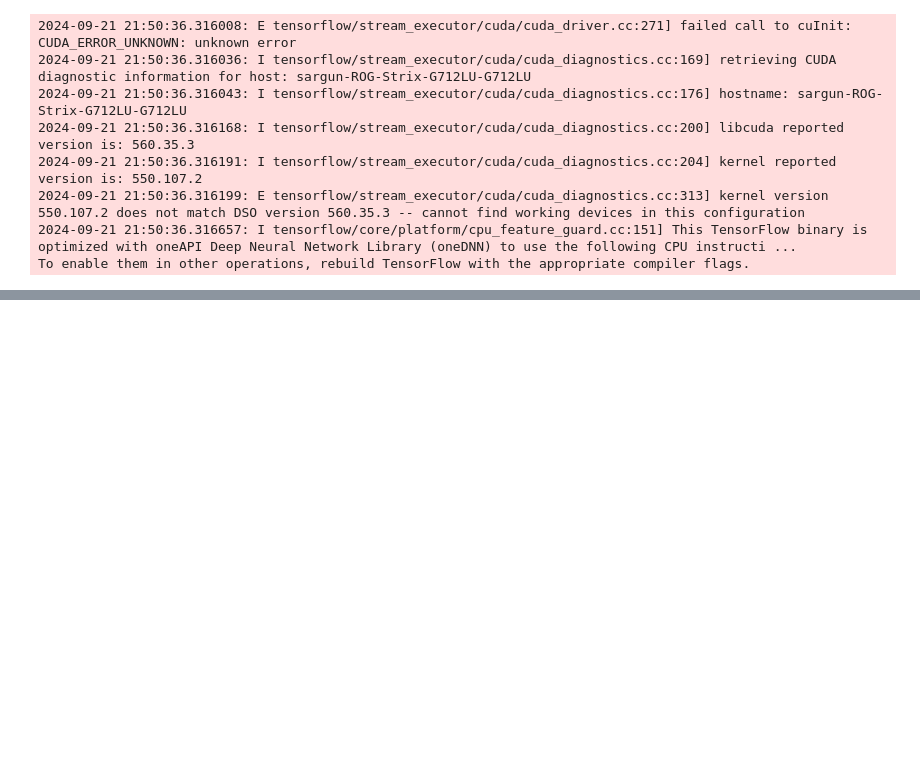
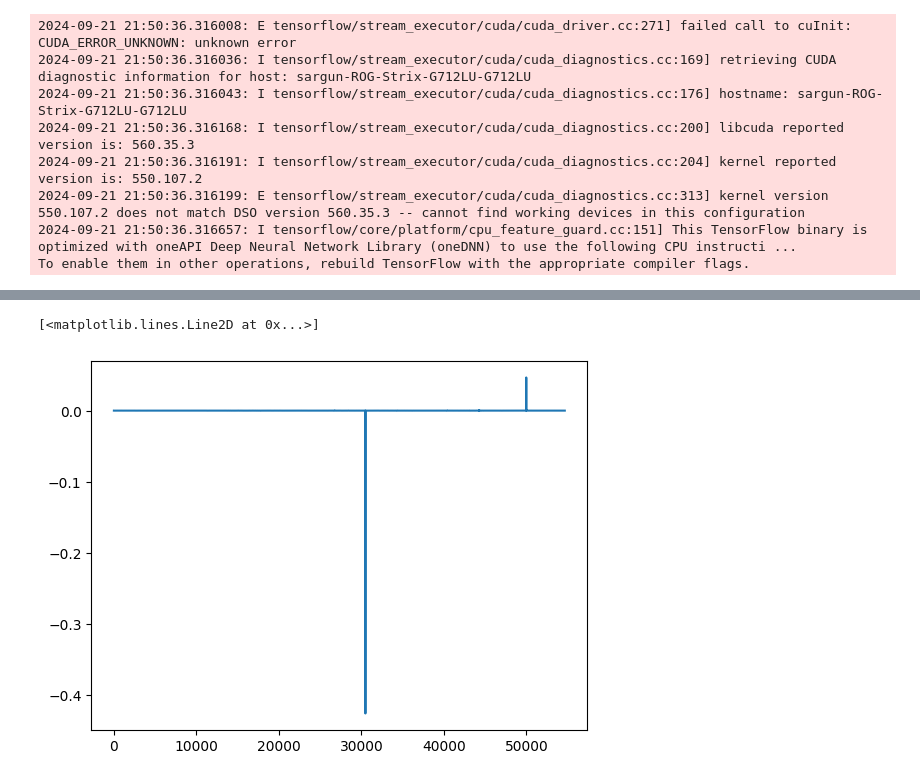
Before and after one commit to TheFJcurve/PPO-for-Beginners, a Jupyter notebook: price_prediction.ipynb, the cells around one changed output, grey strips where cells are left out. Drawn from its saved outputs; the diff is of its cells as text; code cells hidden in the pictures; blank space fills up the shorter version.

```diff
--- a/price_prediction.ipynb
+++ b/price_prediction.ipynb
@@ -127,3 +143,8 @@ y_test
+# %%
+plt.plot(y_pred)
+# %% [output]
+[<matplotlib.lines.Line2D at 0x...>]
+[figure, added]
 # %%
 x = np.array(range(0, 54662))
 plt.plot(x, y_pred, label='prediction')
```
Also changed, not shown: parts of 5 cells of this notebook, 10 other files.
